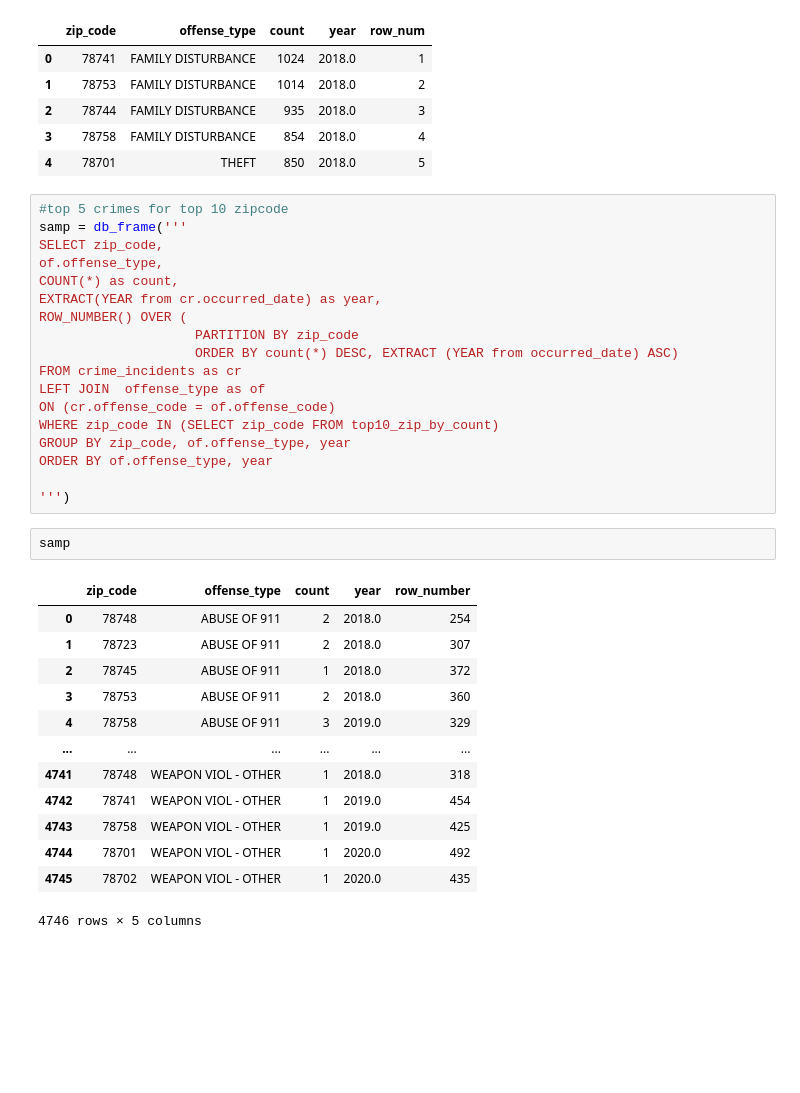
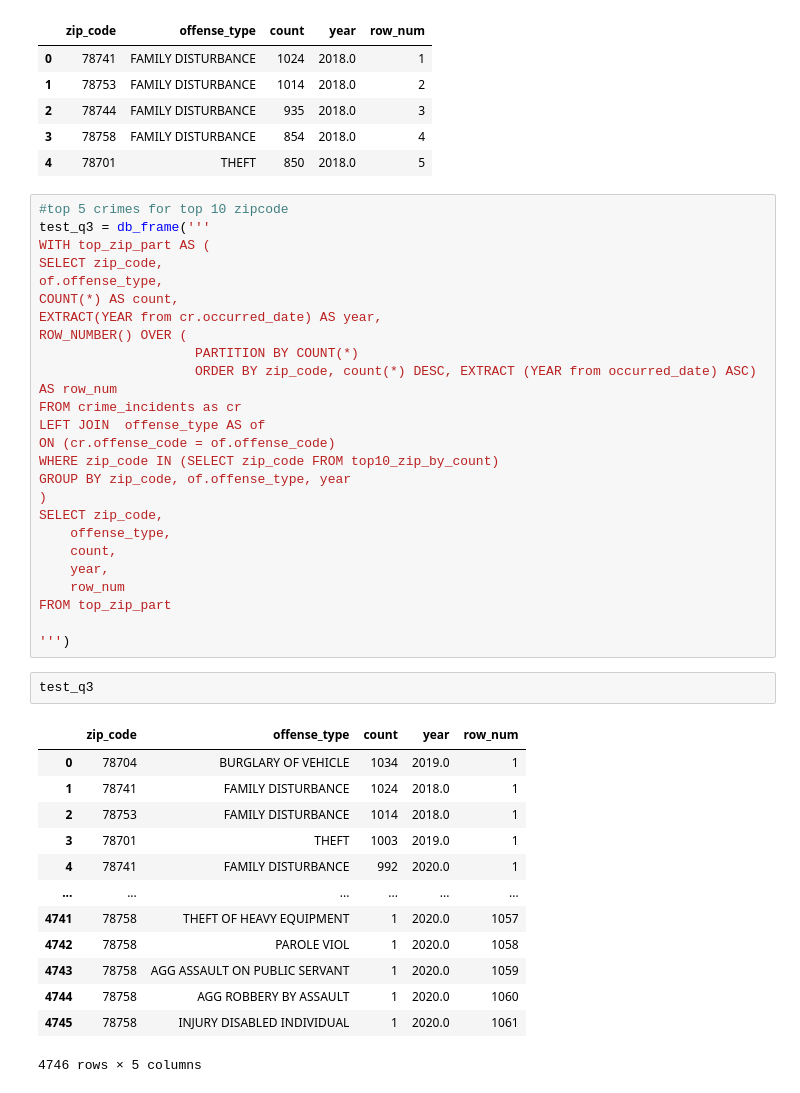
Before and after one commit to DonnieData/austin_crime_EDA, a Jupyter notebook: crime_data_EDA.ipynb, the cells around one changed output. Saved outputs shown, nothing was run; the diff lists cells and outputs as text; blank space fills up the shorter version.

```diff
--- a/crime_data_EDA.ipynb
+++ b/crime_data_EDA.ipynb
@@ -1244,35 +1310,42 @@ WHERE row_num <= 5 AND year = 2018;
 | 4 | 78701 | THEFT | 850 | 2018.0 | 5 |
 # %%
 #top 5 crimes for top 10 zipcode
-samp = db_frame('''
+test_q3 = db_frame('''
+WITH top_zip_part AS (
 SELECT zip_code,
 of.offense_type,
-COUNT(*) as count,
-EXTRACT(YEAR from cr.occurred_date) as year,
+COUNT(*) AS count,
+EXTRACT(YEAR from cr.occurred_date) AS year,
 ROW_NUMBER() OVER (
-                    PARTITION BY zip_code
-                    ORDER BY count(*) DESC, EXTRACT (YEAR from occurred_date) ASC)
+                    PARTITION BY COUNT(*)
+                    ORDER BY zip_code, count(*) DESC, EXTRACT (YEAR from occurred_date) ASC) AS row_num
 FROM crime_incidents as cr
-LEFT JOIN  offense_type as of
+LEFT JOIN  offense_type AS of
 ON (cr.offense_code = of.offense_code)
 WHERE zip_code IN (SELECT zip_code FROM top10_zip_by_count)
 GROUP BY zip_code, of.offense_type, year
-ORDER BY of.offense_type, year
+)
+SELECT zip_code,
+    offense_type,
+    count,
+    year,
+    row_num
+FROM top_zip_part
 
 ''')
-# %%
-samp
-# %% [output]
-|  | zip_code | offense_type | count | year | row_number |
-| 0 | 78748 | ABUSE OF 911 | 2 | 2018.0 | 254 |
-| 1 | 78723 | ABUSE OF 911 | 2 | 2018.0 | 307 |
-| 2 | 78745 | ABUSE OF 911 | 1 | 2018.0 | 372 |
-| 3 | 78753 | ABUSE OF 911 | 2 | 2018.0 | 360 |
-| 4 | 78758 | ABUSE OF 911 | 3 | 2019.0 | 329 |
-| ... | ... | ... | ... | ... | ... |
-| 4741 | 78748 | WEAPON VIOL - OTHER | 1 | 2018.0 | 318 |
-| 4742 | 78741 | WEAPON VIOL - OTHER | 1 | 2019.0 | 454 |
-| 4743 | 78758 | WEAPON VIOL - OTHER | 1 | 2019.0 | 425 |
-| 4744 | 78701 | WEAPON VIOL - OTHER | 1 | 2020.0 | 492 |
-| 4745 | 78702 | WEAPON VIOL - OTHER | 1 | 2020.0 | 435 |
-4746 rows × 5 columns
+# %%
+test_q3
+# %% [output]
+|  | zip_code | offense_type | count | year | row_num |
+| 0 | 78704 | BURGLARY OF VEHICLE | 1034 | 2019.0 | 1 |
+| 1 | 78741 | FAMILY DISTURBANCE | 1024 | 2018.0 | 1 |
+| 2 | 78753 | FAMILY DISTURBANCE | 1014 | 2018.0 | 1 |
+| 3 | 78701 | THEFT | 1003 | 2019.0 | 1 |
+| 4 | 78741 | FAMILY DISTURBANCE | 992 | 2020.0 | 1 |
+| ... | ... | ... | ... | ... | ... |
+| 4741 | 78758 | THEFT OF HEAVY EQUIPMENT | 1 | 2020.0 | 1057 |
+| 4742 | 78758 | PAROLE VIOL | 1 | 2020.0 | 1058 |
+| 4743 | 78758 | AGG ASSAULT ON PUBLIC SERVANT | 1 | 2020.0 | 1059 |
+| 4744 | 78758 | AGG ROBBERY BY ASSAULT | 1 | 2020.0 | 1060 |
+| 4745 | 78758 | INJURY DISABLED INDIVIDUAL | 1 | 2020.0 | 1061 |
+4746 rows × 5 columns
```
Also changed, not shown: parts of 6 cells of this notebook.
